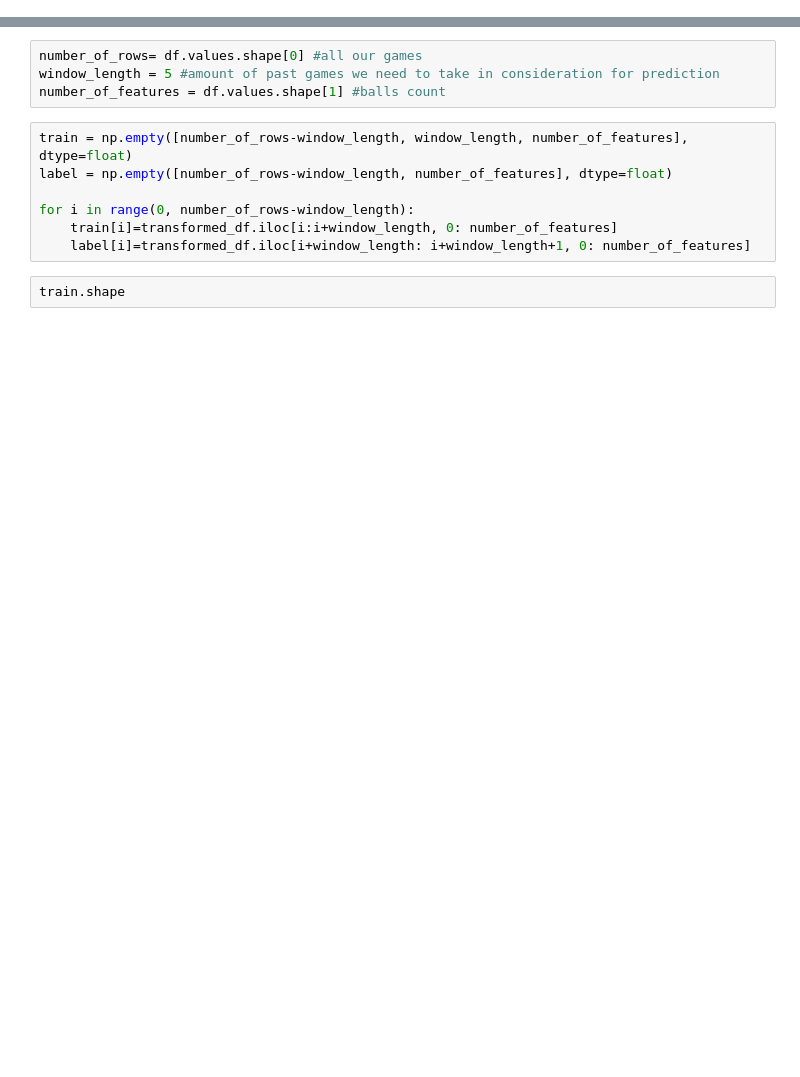
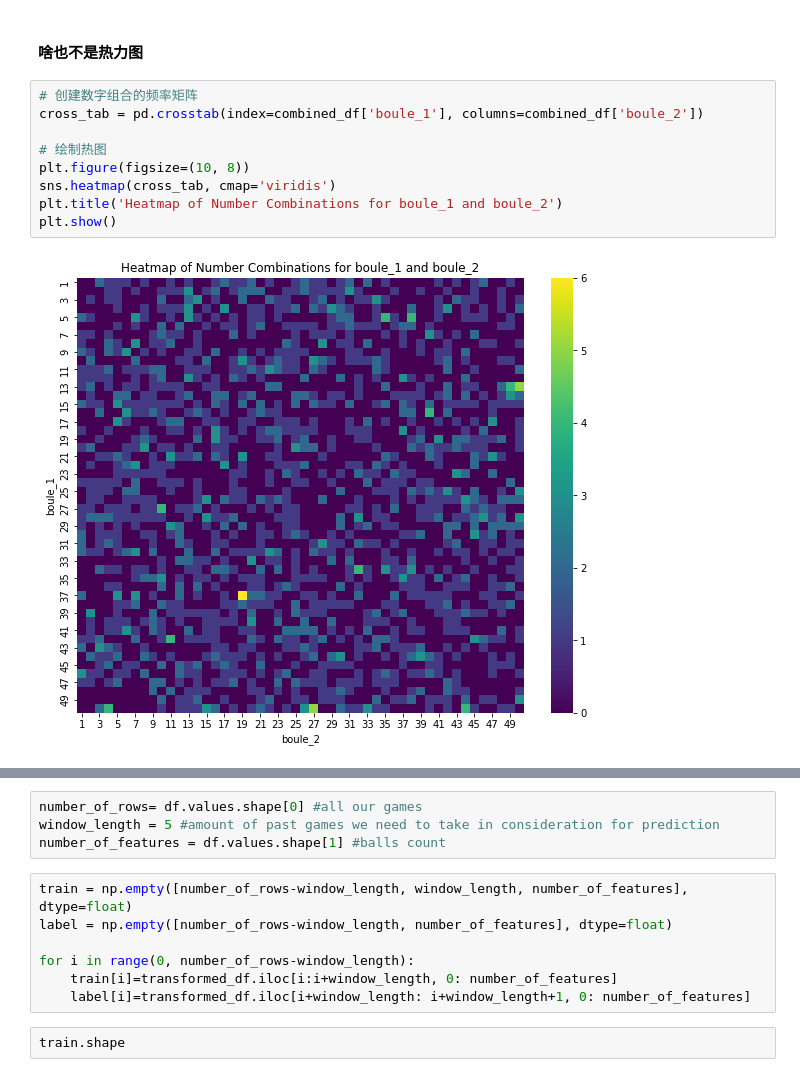
Before and after one commit to Chenyang31576/MLOps-project, a Jupyter notebook: euromillions.ipynb, the cells around one changed output, grey strips where cells are left out. Drawn from its saved outputs; the diff is of its cells as text; blank space fills up the shorter version.

```diff
--- a/euromillions.ipynb
+++ b/euromillions.ipynb
@@ -76,0 +105,13 @@ df.head()
+# %% [markdown]
+#### 啥也不是热力图
+# %%
+# 创建数字组合的频率矩阵
+cross_tab = pd.crosstab(index=combined_df['boule_1'], columns=combined_df['boule_2'])
+
+# 绘制热图
+plt.figure(figsize=(10, 8))
+sns.heatmap(cross_tab, cmap='viridis')
+plt.title('Heatmap of Number Combinations for boule_1 and boule_2')
+plt.show()
+# %% [output]
+[figure, added]
```
Also changed, not shown: parts of 30 cells of this notebook.
